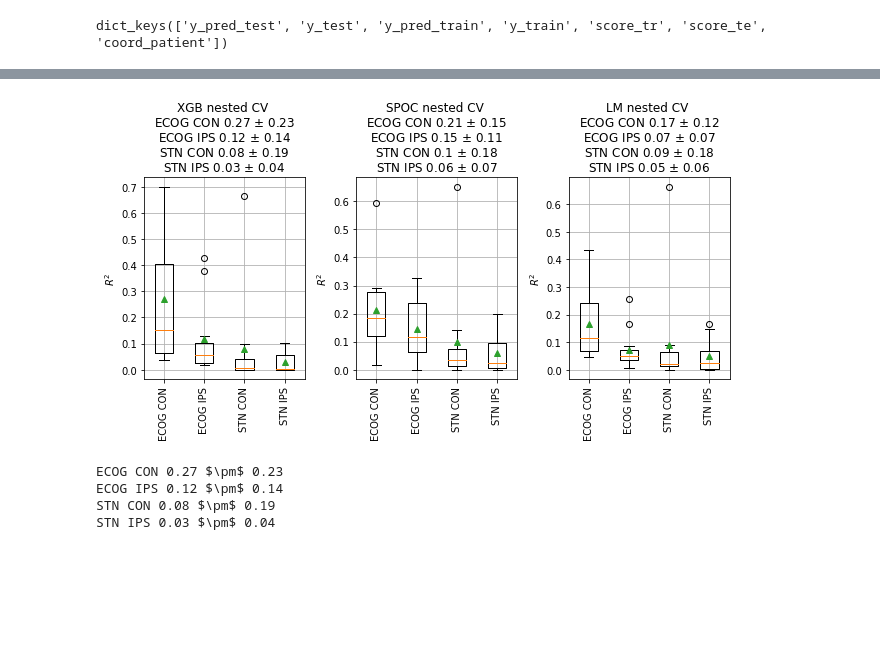
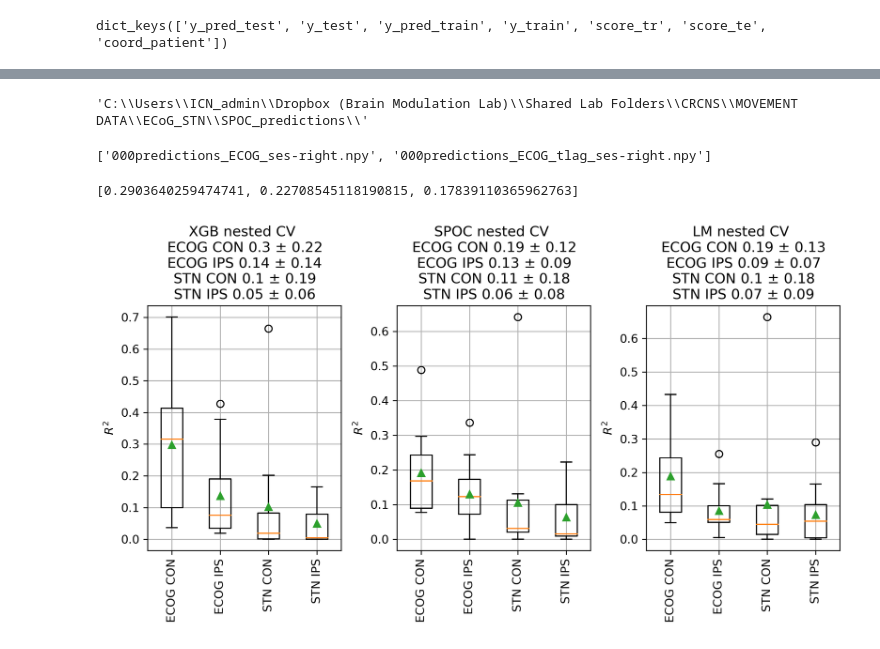
Before and after one commit to neuromodulation/icn, a Jupyter notebook: ECOG_vs_STN/Res_XGB_nested_CV.ipynb, the cells around one changed output, grey strips where cells are left out. Cells and saved outputs as stored; diff of their text form; code cells hidden in the pictures; blank space fills up the shorter version.

Commit message:
Analysis XGB SPOC LM Res

```diff
--- a/ECOG_vs_STN/Res_XGB_nested_CV.ipynb
+++ b/ECOG_vs_STN/Res_XGB_nested_CV.ipynb
@@ -20,7 +64,7 @@ res["score_te"]["CON"].mean()
 # %%
-PATH_ = "../../../../Dropbox (Brain Modulation Lab)/Shared Lab Folders/CRCNS/MOVEMENT DATA/ECoG_STN/XGB_Out/"
+PATH_ = "C:\\Users\\ICN_admin\\Dropbox (Brain Modulation Lab)\\Shared Lab Folders\\CRCNS\\MOVEMENT DATA\\ECoG_STN\\LM_Out\\"
 res_files = os.listdir(PATH_)
-res_ = []; # ECOG CON, ECOG IPS; STN CON, STN IPS
+res_LM = []; # ECOG CON, ECOG IPS; STN CON, STN IPS
 for loc in ["ECOG", "STN"]:
     for lat in ["CON", "IPS"]:
         patients_ = []
@@ -29,8 +73,8 @@ for loc in ["ECOG", "STN"]:
             max_ = []
             for file in files:
                 print(file)
-                max_.append(np.max(np.load(os.path.join(PATH_, files[0]),
+                max_.append(np.max(np.load(os.path.join(PATH_, file),
                                            allow_pickle=True).tolist()["score_te"][lat]))
             patients_.append(np.max(max_))
-        res_.append(patients_)
+        res_LM.append(patients_)
 # %% [output]
@@ -64,7 +98,7 @@ plt.show()
 # %%
-PATH_ = "../../../../Dropbox (Brain Modulation Lab)/Shared Lab Folders/CRCNS/MOVEMENT DATA/ECoG_STN/LM_Out/"
+PATH_ = "C:\\Users\\ICN_admin\\Dropbox (Brain Modulation Lab)\\Shared Lab Folders\\CRCNS\\MOVEMENT DATA\\ECoG_STN\\SPOC_predictions\\"
 res_files = os.listdir(PATH_)
-res_LM = []; # ECOG CON, ECOG IPS; STN CON, STN IPS
+res_SPOC = []; # ECOG CON, ECOG IPS; STN CON, STN IPS
 for loc in ["ECOG", "STN"]:
     for lat in ["CON", "IPS"]:
         patients_ = []
@@ -73,8 +107,14 @@ for loc in ["ECOG", "STN"]:
             max_ = []
             for file in files:
                 print(file)
-                max_.append(np.max(np.load(os.path.join(PATH_, files[0]),
+                # THIS cannot applied here, SPOC does not have channels, just add up the sessions
+                # and take the best of those here
+                # AND Average the SPOC results (out of three folds)
+
+                #max_.append(np.max(np.load(os.path.join(PATH_, file),
+                #                           allow_pickle=True).tolist()["score_te"][lat]))
+                max_.append(np.mean(np.load(os.path.join(PATH_, file),
                                            allow_pickle=True).tolist()["score_te"][lat]))
             patients_.append(np.max(max_))
-        res_LM.append(patients_)
+        res_SPOC.append(patients_)
 # %% [output]
@@ -98,16 +137,0 @@ for loc in ["ECOG", "STN"]:
-# %%
-PATH_ = "../../../../Dropbox (Brain Modulation Lab)/Shared Lab Folders/CRCNS/MOVEMENT DATA/ECoG_STN/SPOC_predictions/"
-res_files = os.listdir(PATH_)
-res_SPOC = []; # ECOG CON, ECOG IPS; STN CON, STN IPS
-for loc in ["ECOG", "STN"]:
-    for lat in ["CON", "IPS"]:
-        patients_ = []
-        for sub in subjects:
-            files = [f for f in res_files if (sub in f) and (loc in f)]
-            max_ = []
-            for file in files:
-                print(file)
-                max_.append(np.max(np.load(os.path.join(PATH_, files[0]),
-                                           allow_pickle=True).tolist()["score_te"][lat]))
-            patients_.append(np.max(max_))
-        res_SPOC.append(patients_)
@@ -149,0 +141,8 @@ for loc in ["ECOG", "STN"]:
+# %%
+PATH_
+# %% [output]
+'C:\\Users\\ICN_admin\\Dropbox (Brain Modulation Lab)\\Shared Lab Folders\\CRCNS\\MOVEMENT DATA\\ECoG_STN\\SPOC_predictions\\'
+# %%
+files
+# %% [output]
+['000predictions_ECOG_ses-right.npy', '000predictions_ECOG_tlag_ses-right.npy']
@@ -150,3 +151,7 @@ for loc in ["ECOG", "STN"]:
+# %%
+np.load(os.path.join(PATH_, file), allow_pickle=True).tolist()["score_te"][lat]
+# %% [output]
+[0.2903640259474741, 0.22708545118190815, 0.17839110365962763]
 # %%
 def get_str_title(res_):
     return "\nECOG CON " + str(np.round(np.mean(res_[0]), 2))+r' $\pm$ '+str(np.round(np.std(res_[0]), 2)) + "\n"+\
@@ -154,34 +159,27 @@ def get_str_title(res_):
         "STN CON " + str(np.round(np.mean(res_[2]), 2))+r' $\pm$ '+str(np.round(np.std(res_[2]), 2)) + "\n"+\
         "STN IPS " + str(np.round(np.mean(res_[3]), 2))+r' $\pm$ '+str(np.round(np.std(res_[3]), 2))
 # %%
-plt.figure(figsize=(9,5))
+plt.figure(figsize=(9,5) ,dpi=300)
 plt.subplot(131)
-plt.boxplot(res_, showmeans=True)
+plt.boxplot(res_XGB, showmeans=True)
 plt.xticks([1,2, 3,4], ['ECOG CON', 'ECOG IPS', 'STN CON', 'STN IPS'], rotation=90)
 plt.ylabel(r'$R^2$')
-plt.title('XGB nested CV '+get_str_title(res_))
+plt.title('XGB nested CV '+get_str_title(res_XGB))
 plt.grid(True)
 plt.subplot(132)
 plt.boxplot(res_SPOC, showmeans=True)
 plt.xticks([1,2, 3,4], ['ECOG CON', 'ECOG IPS', 'STN CON', 'STN IPS'], rotation=90)
 plt.ylabel(r'$R^2$')
 plt.title('SPOC nested CV '+get_str_title(res_SPOC))
 plt.grid(True)
 
 plt.subplot(133)
 plt.boxplot(res_LM, showmeans=True)
 plt.xticks([1,2, 3,4], ['ECOG CON', 'ECOG IPS', 'STN CON', 'STN IPS'], rotation=90)
 plt.ylabel(r'$R^2$')
 plt.title('LM nested CV '+get_str_title(res_LM))
 plt.grid(True)
 plt.tight_layout()
 plt.show()
 # %% [output]
-[figure, old version]
+[figure, new version]
-# %%
-print(best_)
-# %% [output]
-ECOG CON 0.27 $\pm$ 0.23
-ECOG IPS 0.12 $\pm$ 0.14
-STN CON 0.08 $\pm$ 0.19
-STN IPS 0.03 $\pm$ 0.04
```
Also changed, not shown: parts of 14 cells of this notebook.
